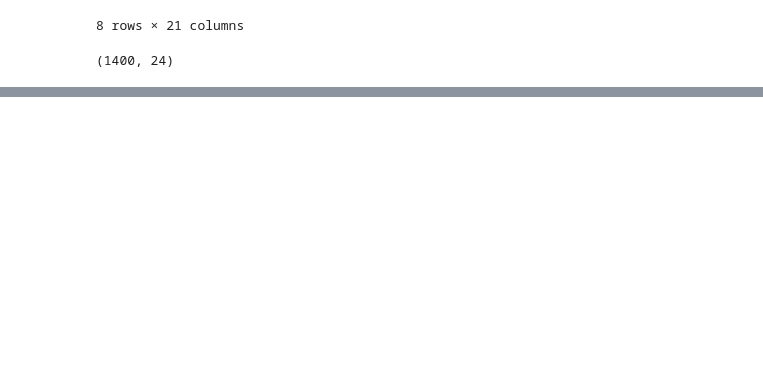
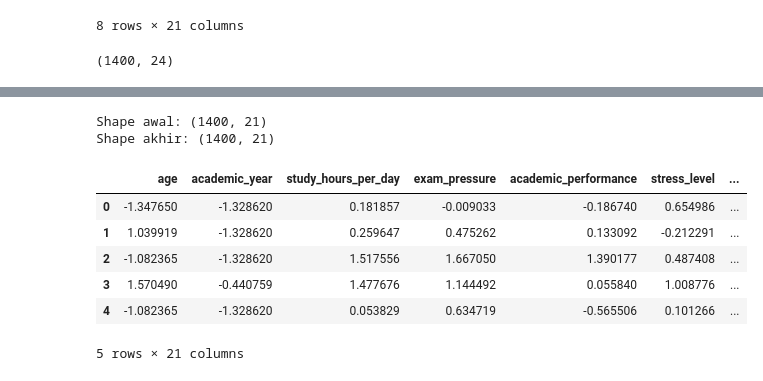
Before and after one commit to wen24-collab/MODEL-MACHINE-LEARNING-CLASSIFIICATION-KELULUSAN-SISWA, a Jupyter notebook: prediksi_branour.ipynb, the cells around one changed output, grey strips where cells are left out. Drawn from its saved outputs; the diff is of its cells as text; code cells hidden in the pictures; blank space fills up the shorter version.

```diff
--- a/prediksi_branour.ipynb
+++ b/prediksi_branour.ipynb
@@ -1068,15 +1078,0 @@ memory usage: 229.8 KB
-# %%
-#kita membuat IQR dalam funtion agar mudah dalam kita melakukan
-#pengolahan data outlier pada data set kita
-
-def capping(data):
-    #gitung IQR
-    Q1 = data.quantile(0.25)
-    Q3 = data.quantile(0.75)
-
-    IQR = Q3 - Q1
-
-    lower_data = Q1 - 1.5 * IQR
-    upper_data = Q3 + 1.5 * IQR
-
-    return lower_data, upper_data
@@ -1084,0 +1139,32 @@ def capping(data):
+# %%
+# 1. Ambil data numerik dari sumber asli (BUKAN dari variabel yang udah diutak-atik)
+x_train_outliers = x_latih_final_data.select_dtypes(include=['float64', 'int64']).copy()
+x_train_outliers = x_train_outliers.reset_index(drop=True)
+print("Shape awal:", x_train_outliers.shape)
+
+# 2. Function capping
+def capping(kolom):
+    Q1 = kolom.quantile(0.25)
+    Q3 = kolom.quantile(0.75)
+    IQR = Q3 - Q1
+    lower = Q1 - 1.5 * IQR
+    upper = Q3 + 1.5 * IQR
+    return lower, upper
+
+# 3. Capping semua kolom sekaligus, tanpa concat, tanpa filter baris
+for i in x_train_outliers.columns:
+    lower, upper = capping(x_train_outliers[i])
+    x_train_outliers[i] = x_train_outliers[i].clip(lower=lower, upper=upper)
+
+print("Shape akhir:", x_train_outliers.shape)
+x_train_outliers.head()
+# %% [output]
+Shape awal: (1400, 21)
+Shape akhir: (1400, 21)
+|  | age | academic_year | study_hours_per_day | exam_pressure | academic_performance | stress_level | ... |
+| 0 | -1.347650 | -1.328620 | 0.181857 | -0.009033 | -0.186740 | 0.654986 | ... |
+| 1 | 1.039919 | -1.328620 | 0.259647 | 0.475262 | 0.133092 | -0.212291 | ... |
+| 2 | -1.082365 | -1.328620 | 1.517556 | 1.667050 | 1.390177 | 0.487408 | ... |
+| 3 | 1.570490 | -0.440759 | 1.477676 | 1.144492 | 0.055840 | 1.008776 | ... |
+| 4 | -1.082365 | -1.328620 | 0.053829 | 0.634719 | -0.565506 | 0.101266 | ... |
+5 rows × 21 columns
```
Also changed, not shown: parts of 23 cells of this notebook.
